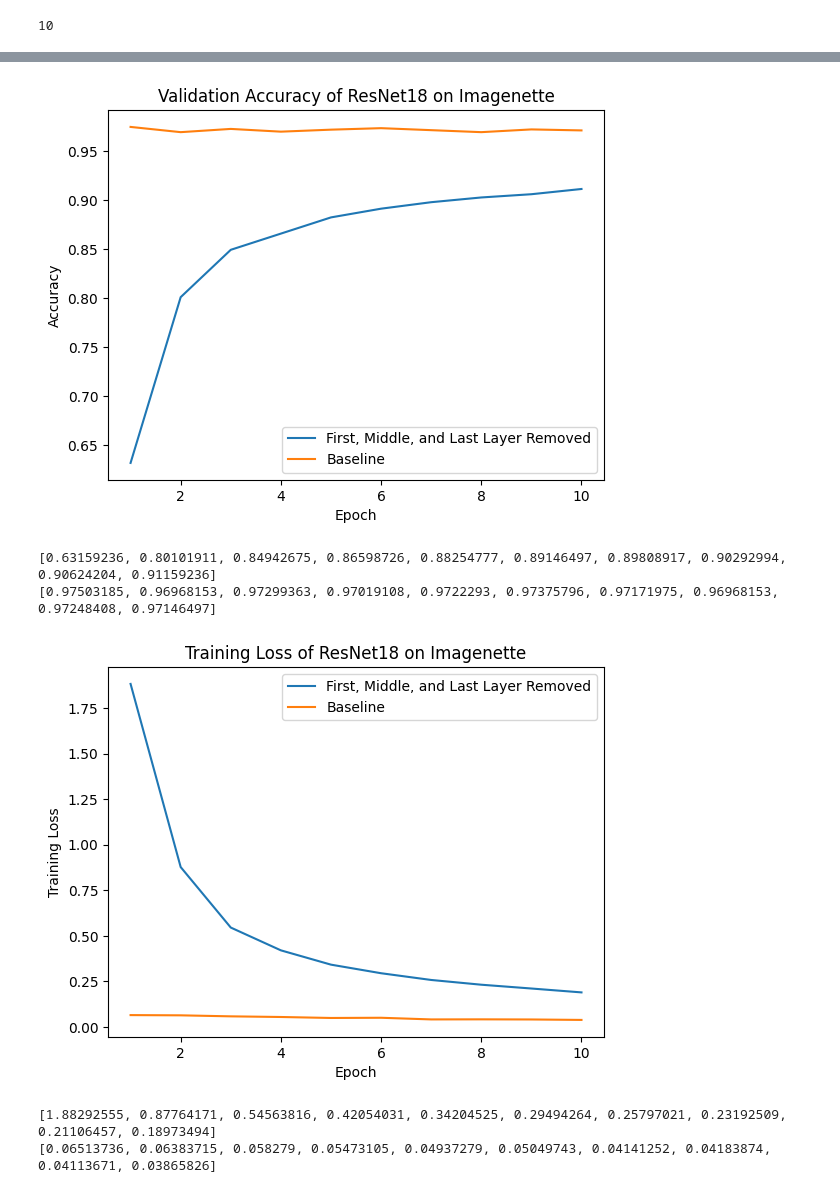
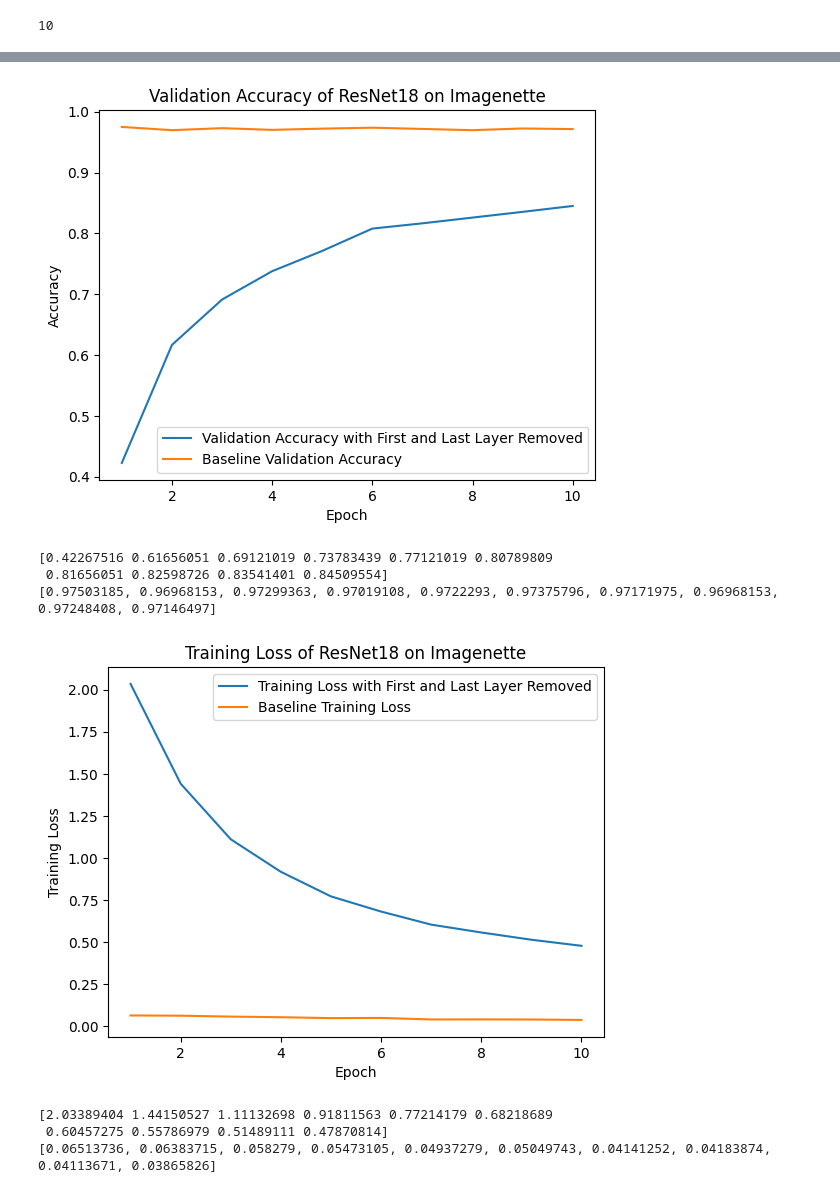
Before and after one commit to akutuva21/frozen, a Jupyter notebook: RESNET/RESNET_firstmiddlelast.ipynb, the cells around one changed output, grey strips where cells are left out. Saved outputs shown, nothing was run; the diff lists cells and outputs as text; code cells hidden in the pictures.

```diff
--- a/RESNET/RESNET_firstmiddlelast.ipynb
+++ b/RESNET/RESNET_firstmiddlelast.ipynb
@@ -243,29 +243,28 @@ Epoch 10, Train Loss: 0.1897, Val Accuracy: 0.9116
 # %%
 #code for plotting the graphs below - just copy-pasted the val and training values into lists
-num_epochs = 10
-val_accuracy_changed = [0.63159236, 0.80101911, 0.84942675, 0.86598726, 0.88254777, 0.89146497, 0.89808917, 0.90292994, 0.90624204, 0.91159236]
 val_accuracies = [0.97503185, 0.96968153, 0.97299363, 0.97019108, 0.9722293,  0.97375796, 0.97171975, 0.96968153, 0.97248408, 0.97146497]
 
 epoch = [i for i in range(1,num_epochs+1)]
-plt.plot(epoch, val_accuracy_changed, label="First, Middle, and Last Layer Removed")
-plt.plot(epoch, val_accuracies, label="Baseline")
+plt.plot(epoch, val_accuracy_changed, label="Validation Accuracy with First and Last Layer Removed")
+plt.plot(epoch, val_accuracies, label="Baseline Validation Accuracy")
 plt.title("Validation Accuracy of ResNet18 on Imagenette")
 plt.legend()
 plt.ylabel("Accuracy")
 plt.xlabel("Epoch")
 
 plt.show()
 print(val_accuracy_changed)
 print(val_accuracies)
 # %% [output]
-[figure, old version]
+[figure, new version]
-[0.63159236, 0.80101911, 0.84942675, 0.86598726, 0.88254777, 0.89146497, 0.89808917, 0.90292994, 0.90624204, 0.91159236]
+[0.42267516 0.61656051 0.69121019 0.73783439 0.77121019 0.80789809
+ 0.81656051 0.82598726 0.83541401 0.84509554]
 [0.97503185, 0.96968153, 0.97299363, 0.97019108, 0.9722293, 0.97375796, 0.97171975, 0.96968153, 0.97248408, 0.97146497]
 # %%
 train_losses = [0.06513736, 0.06383715, 0.058279, 0.05473105, 0.04937279, 0.05049743, 0.04141252, 0.04183874, 0.04113671, 0.03865826]
-train_loss_changed = [1.88292555, 0.87764171, 0.54563816, 0.42054031, 0.34204525, 0.29494264, 0.25797021, 0.23192509, 0.21106457, 0.18973494]
-plt.plot(epoch, train_loss_changed, label="First, Middle, and Last Layer Removed")
-plt.plot(epoch, train_losses, label="Baseline")
+
+plt.plot(epoch, train_loss_changed, label="Training Loss with First and Last Layer Removed")
+plt.plot(epoch, train_losses, label="Baseline Training Loss")
 plt.title("Training Loss of ResNet18 on Imagenette")
 plt.ylabel("Training Loss")
 plt.xlabel("Epoch")
@@ -275,6 +274,7 @@ plt.show()
 print(train_loss_changed)
 print(train_losses)
 # %% [output]
-[figure, old version]
+[figure, new version]
-[1.88292555, 0.87764171, 0.54563816, 0.42054031, 0.34204525, 0.29494264, 0.25797021, 0.23192509, 0.21106457, 0.18973494]
+[2.03389404 1.44150527 1.11132698 0.91811563 0.77214179 0.68218689
+ 0.60457275 0.55786979 0.51489111 0.47870814]
 [0.06513736, 0.06383715, 0.058279, 0.05473105, 0.04937279, 0.05049743, 0.04141252, 0.04183874, 0.04113671, 0.03865826]
```
Also changed, not shown: parts of 1 cell of this notebook, 7 other files.
